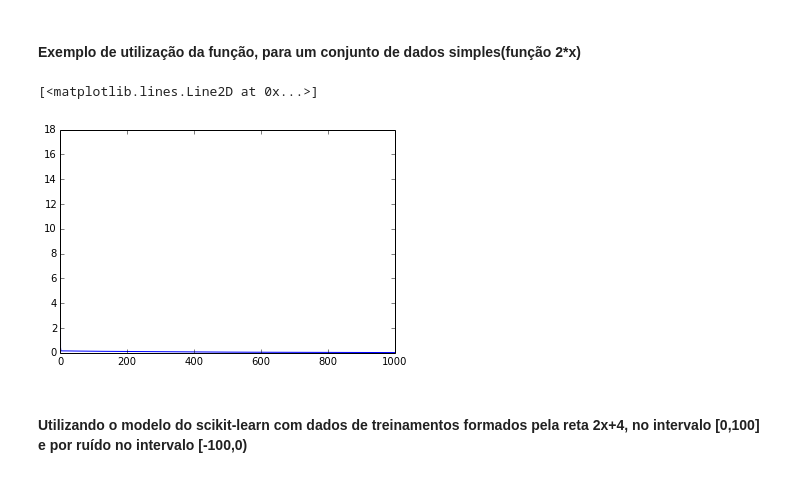
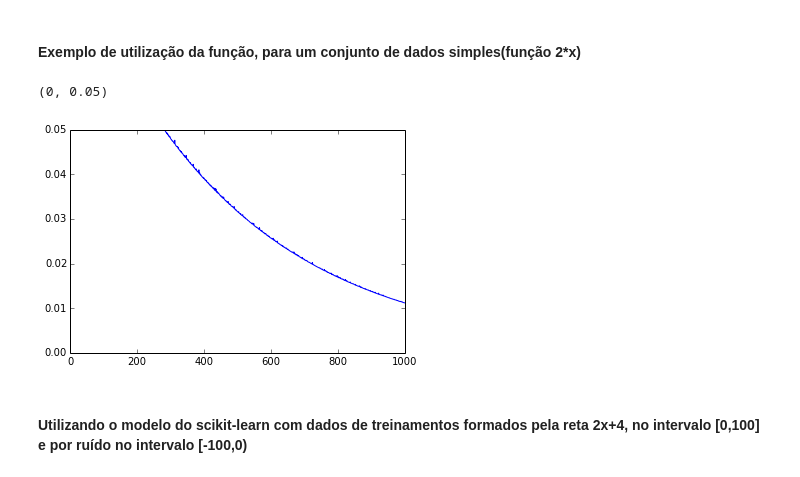
Before and after one commit to abevieiramota/mestrado-AA, a Jupyter notebook: Trabalho 1.ipynb, the cells around one changed output. Saved outputs shown, nothing was run; the diff lists cells and outputs as text; code cells hidden in the pictures.

```diff
--- a/Trabalho 1.ipynb
+++ b/Trabalho 1.ipynb
@@ -143,9 +142,10 @@ f2x['y'] = 2*np.arange(40)
 ws, eqms = grad_desc_estoq(f2x, alfa=0.0001, epocas=1000)
 # %%
 pl.plot(xrange(len(eqms)), eqms)
+pl.ylim(0, 0.05)
 # %% [output]
-[<matplotlib.lines.Line2D at 0x...>]
+(0, 0.05)
-[figure, old version]
+[figure, new version]
 # %% [markdown]
 #### Utilizando o modelo do scikit-learn com dados de treinamentos formados pela reta 2x+4, no intervalo [0,100] e por ruído no intervalo [-100,0)
 # %%
```
Also changed, not shown: parts of 17 cells of this notebook.
